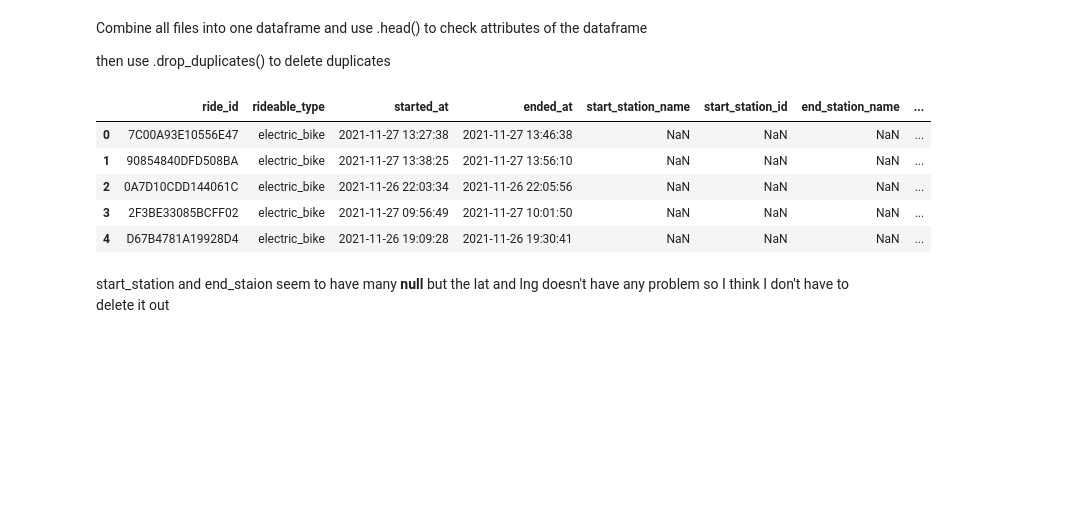
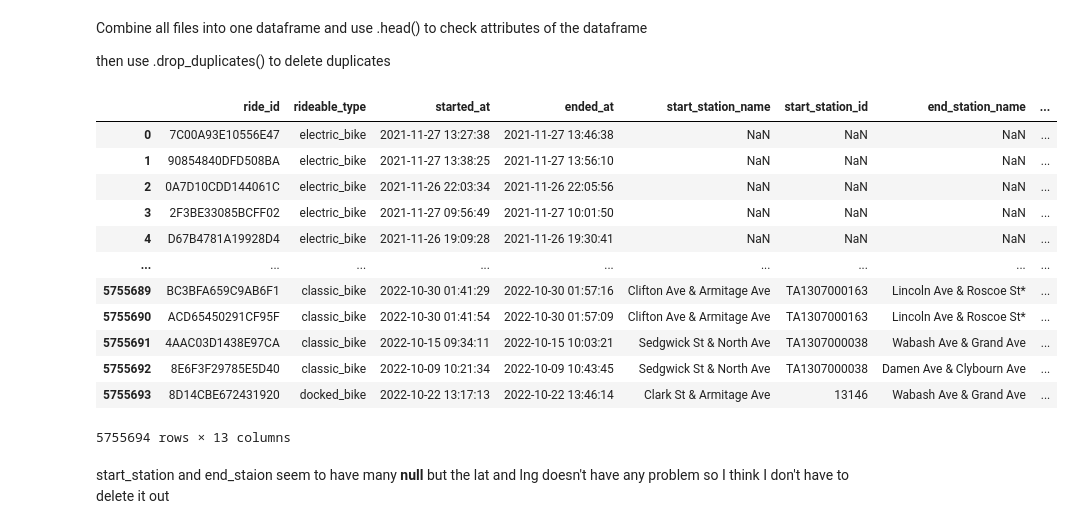
Before and after one commit to RainNP/Capstone_Project, a Jupyter notebook: Capstone_project_bike_data.ipynb, the cells around one changed output. Drawn from its saved outputs; the diff is of its cells as text; code cells hidden in the pictures; blank space fills up the shorter version.

```diff
--- a/Capstone_project_bike_data.ipynb
+++ b/Capstone_project_bike_data.ipynb
@@ -62,14 +62,21 @@ then use .drop_duplicates() to delete duplicates
 # %%
 all_data = pd.concat([i for i in all_file],ignore_index = True)
 all_data = all_data.drop_duplicates()
-all_data.head()
+all_data
 # %% [output]
 |  | ride_id | rideable_type | started_at | ended_at | start_station_name | start_station_id | end_station_name | ... |
 | 0 | 7C00A93E10556E47 | electric_bike | 2021-11-27 13:27:38 | 2021-11-27 13:46:38 | NaN | NaN | NaN | ... |
 | 1 | 90854840DFD508BA | electric_bike | 2021-11-27 13:38:25 | 2021-11-27 13:56:10 | NaN | NaN | NaN | ... |
 | 2 | 0A7D10CDD144061C | electric_bike | 2021-11-26 22:03:34 | 2021-11-26 22:05:56 | NaN | NaN | NaN | ... |
 | 3 | 2F3BE33085BCFF02 | electric_bike | 2021-11-27 09:56:49 | 2021-11-27 10:01:50 | NaN | NaN | NaN | ... |
 | 4 | D67B4781A19928D4 | electric_bike | 2021-11-26 19:09:28 | 2021-11-26 19:30:41 | NaN | NaN | NaN | ... |
+| ... | ... | ... | ... | ... | ... | ... | ... | ... |
+| 5755689 | BC3BFA659C9AB6F1 | classic_bike | 2022-10-30 01:41:29 | 2022-10-30 01:57:16 | Clifton Ave & Armitage Ave | TA1307000163 | Lincoln Ave & Roscoe St* | ... |
+| 5755690 | ACD65450291CF95F | classic_bike | 2022-10-30 01:41:54 | 2022-10-30 01:57:09 | Clifton Ave & Armitage Ave | TA1307000163 | Lincoln Ave & Roscoe St* | ... |
+| 5755691 | 4AAC03D1438E97CA | classic_bike | 2022-10-15 09:34:11 | 2022-10-15 10:03:21 | Sedgwick St & North Ave | TA1307000038 | Wabash Ave & Grand Ave | ... |
+| 5755692 | 8E6F3F29785E5D40 | classic_bike | 2022-10-09 10:21:34 | 2022-10-09 10:43:45 | Sedgwick St & North Ave | TA1307000038 | Damen Ave & Clybourn Ave | ... |
+| 5755693 | 8D14CBE672431920 | docked_bike | 2022-10-22 13:17:13 | 2022-10-22 13:46:14 | Clark St & Armitage Ave | 13146 | Wabash Ave & Grand Ave | ... |
+5755694 rows × 13 columns
 # %% [markdown]
 start_station and end_staion seem to have many **null** but the lat and lng doesn't have any problem so I think I don't have to delete it out
 # %% [markdown]
```
Also changed, not shown: parts of 24 cells of this notebook.
